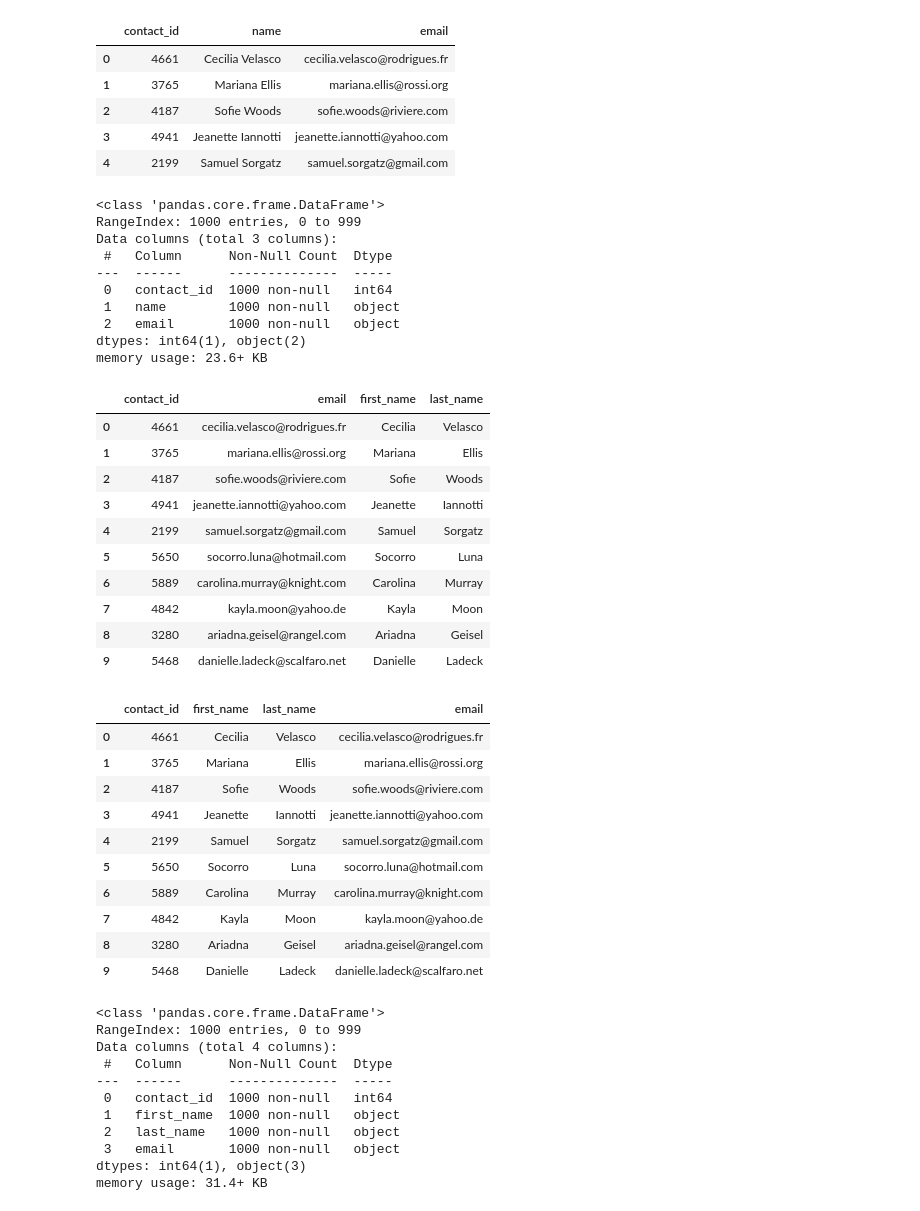
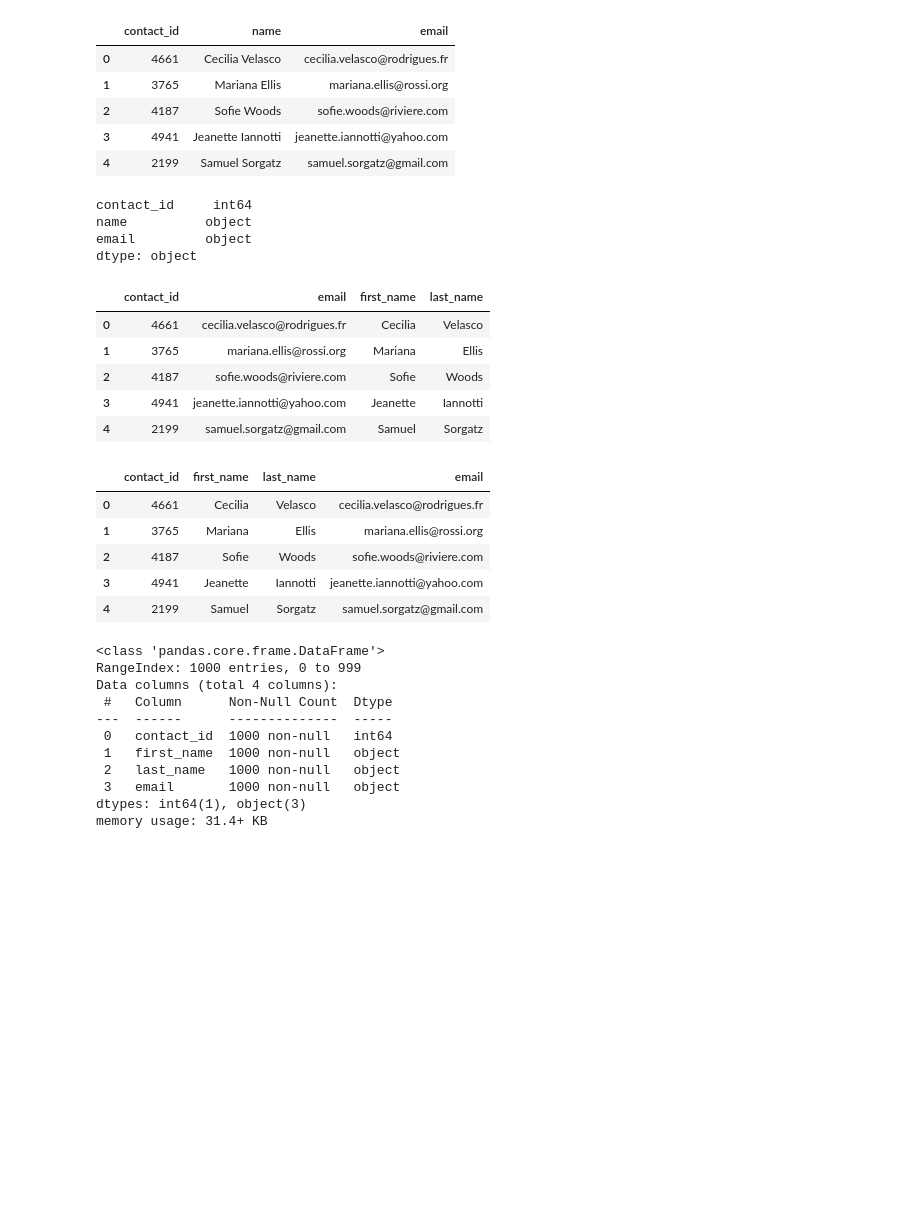
Before and after one commit to Daniels2023/ETLproject, a Jupyter notebook: Daniel/ETL_Mini_Project_Starter_Code.ipynb, the cells around one changed output. Saved outputs shown, nothing was run; the diff lists cells and outputs as text; code cells hidden in the pictures; blank space fills up the shorter version.

```diff
--- a/Daniel/ETL_Mini_Project_Starter_Code.ipynb
+++ b/Daniel/ETL_Mini_Project_Starter_Code.ipynb
@@ -278,6 +279,6 @@ campaign_cleaned.to_csv("Resources/campaign.csv", index=False)
 ### Extract the contacts.xlsx Data.
 # %%
 # Read the data into a Pandas DataFrame. Use the `header=2` parameter when reading in the data.
-contact_info_df = pd.read_excel('Resources/contacts.xlsx', header=2)
+contact_info_df = pd.read_excel('Resources/contacts.xlsx', header=3)
 contact_info_df.head()
 # %% [output]
@@ -304,7 +305,10 @@ Then export the DataFrame as a `contacts.csv` CSV file.
 import json
 dict_values = []
 
+for i, row in contact_info_df.iterrows():
+    data = json.loads(row["contact_info"])
+    dict_values.append([data["contact_id"], data["name"], data["email"]])
 
 # Print out the list of values for each row.
-print(dict_values)
+pprint.pprint(dict_values)
 # %% [output]
@@ -312,6 +332,9 @@ print(dict_values)
 # %%
 # Create a contact_info DataFrame and add each list of values, i.e., each row
 # to the 'contact_id', 'name', 'email' columns.
+columns = ["contact_id", "name", "email"]
+split_contacts_df = pd.DataFrame(data=dict_values, columns=columns)
+split_contacts_df.head()
 # %% [output]
 |  | contact_id | name | email |
 | 0 | 4661 | Cecilia Velasco | cecilia.velasco@rodrigues.fr |
@@ -321,36 +344,30 @@ print(dict_values)
 | 4 | 2199 | Samuel Sorgatz | samuel.sorgatz@gmail.com |
 # %%
 # Check the datatypes.
+split_contacts_df.dtypes
 # %% [output]
-<class 'pandas.core.frame.DataFrame'>
-RangeIndex: 1000 entries, 0 to 999
-Data columns (total 3 columns):
- #   Column      Non-Null Count  Dtype
----  ------      --------------  -----
- 0   contact_id  1000 non-null   int64
- 1   name        1000 non-null   object
- 2   email       1000 non-null   object
-dtypes: int64(1), object(2)
-memory usage: 23.6+ KB
+contact_id     int64
+name          object
+email         object
+dtype: object
 # %%
 # Create a "first"name" and "last_name" column with the first and last names from the "name" column.
-
+split_contacts_df[['first_name', 'last_name']] = split_contacts_df['name'].str.split(' ', n=2, expand=True)
 
 # Drop the contact_name column
+split_contacts_df = split_contacts_df.drop('name',axis=1)
+split_contacts_df.head(5)
 # %% [output]
 |  | contact_id | email | first_name | last_name |
 | 0 | 4661 | cecilia.velasco@rodrigues.fr | Cecilia | Velasco |
 | 1 | 3765 | mariana.ellis@rossi.org | Mariana | Ellis |
 | 2 | 4187 | sofie.woods@riviere.com | Sofie | Woods |
 | 3 | 4941 | jeanette.iannotti@yahoo.com | Jeanette | Iannotti |
 | 4 | 2199 | samuel.sorgatz@gmail.com | Samuel | Sorgatz |
-| 5 | 5650 | socorro.luna@hotmail.com | Socorro | Luna |
-| 6 | 5889 | carolina.murray@knight.com | Carolina | Murray |
-| 7 | 4842 | kayla.moon@yahoo.de | Kayla | Moon |
-| 8 | 3280 | ariadna.geisel@rangel.com | Ariadna | Geisel |
-| 9 | 5468 | danielle.ladeck@scalfaro.net | Danielle | Ladeck |
 # %%
 # Reorder the columns
+split_contacts_df = split_contacts_df[['contact_id','first_name','last_name','email']]
+split_contacts_df.head()
 # %% [output]
 |  | contact_id | first_name | last_name | email |
 | 0 | 4661 | Cecilia | Velasco | cecilia.velasco@rodrigues.fr |
@@ -358,10 +375,5 @@ memory usage: 23.6+ KB
 | 2 | 4187 | Sofie | Woods | sofie.woods@riviere.com |
 | 3 | 4941 | Jeanette | Iannotti | jeanette.iannotti@yahoo.com |
 | 4 | 2199 | Samuel | Sorgatz | samuel.sorgatz@gmail.com |
-| 5 | 5650 | Socorro | Luna | socorro.luna@hotmail.com |
-| 6 | 5889 | Carolina | Murray | carolina.murray@knight.com |
-| 7 | 4842 | Kayla | Moon | kayla.moon@yahoo.de |
-| 8 | 3280 | Ariadna | Geisel | ariadna.geisel@rangel.com |
-| 9 | 5468 | Danielle | Ladeck | danielle.ladeck@scalfaro.net |
 # %%
 # Check the datatypes one more time before exporting as CSV file.
```
Also changed, not shown: parts of 14 cells of this notebook, 2 other files.
